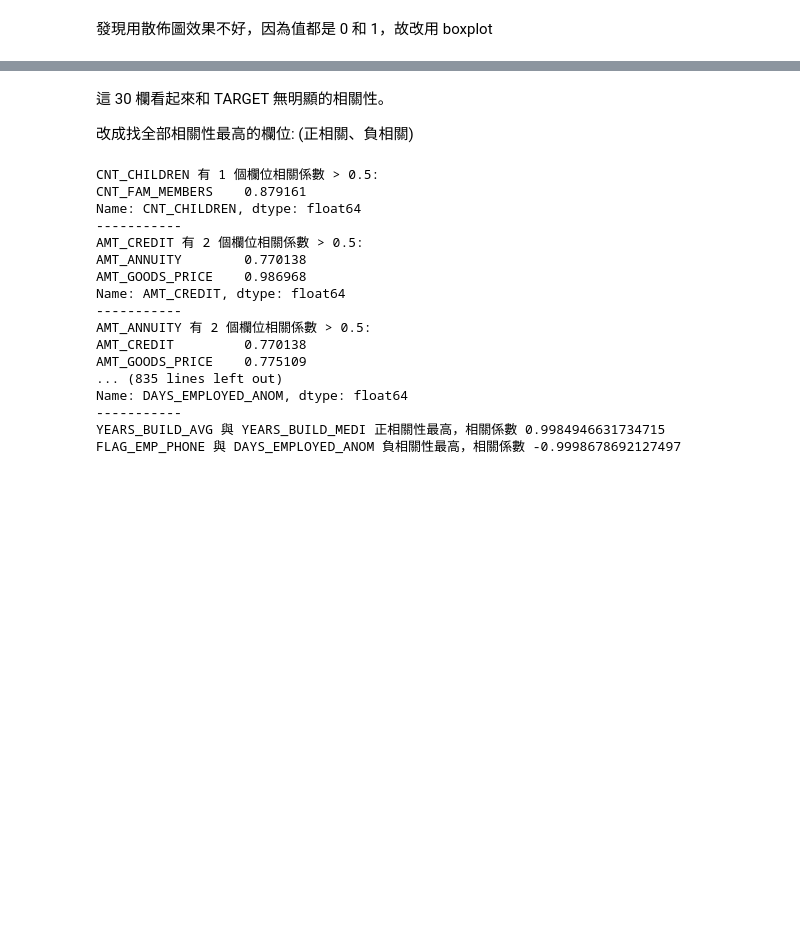
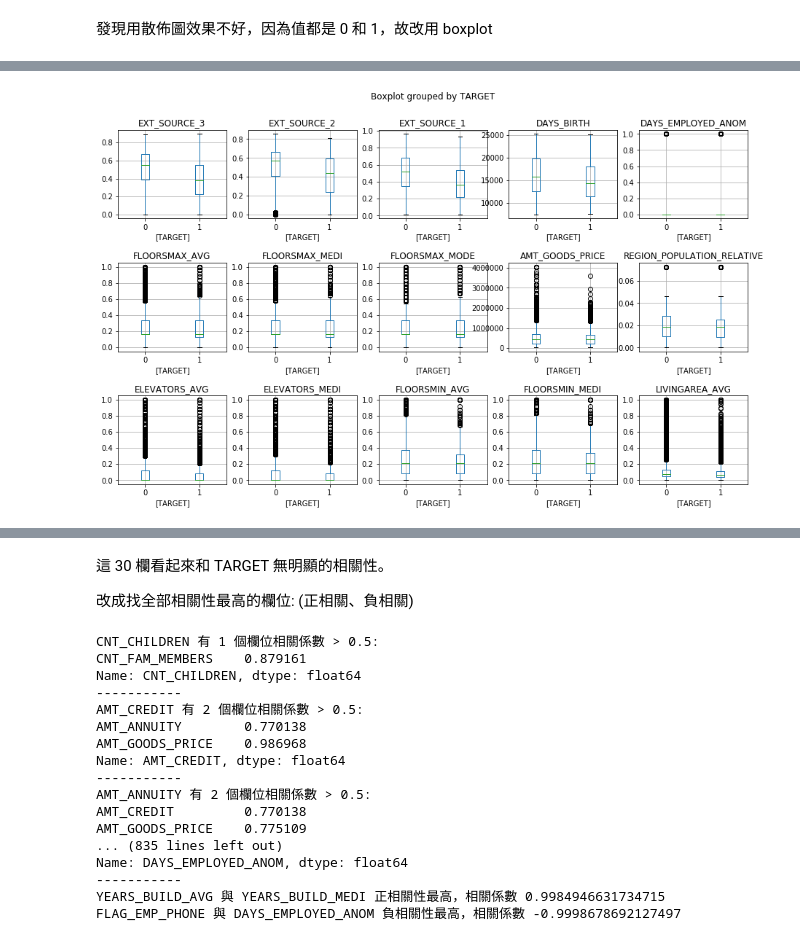
Before and after one commit to linghung/3rd-ML100Days, a Jupyter notebook: homework/Day_015_HW.ipynb, the cells around one changed output, grey strips where cells are left out. Cells and saved outputs as stored; diff of their text form; code cells hidden in the pictures; blank space fills up the shorter version.

```diff
--- a/homework/Day_015_HW.ipynb
+++ b/homework/Day_015_HW.ipynb
@@ -160,12 +150,2 @@ Correlation: 0.0420
 # %% [markdown]
 發現用散佈圖效果不好，因為值都是 0 和 1，故改用 boxplot
-# %%
-for i in min15.index:
-    sub_df = app_train[app_train[i].notna()]
-    sub_df.boxplot(column=[i], by=['TARGET'])
-    plt.xlabel('TARGET')
-    plt.ylabel(i)
-    plt.suptitle('')
-    plt.show()
-    corr = np.corrcoef(sub_df[i] , sub_df['TARGET'])
-    print("Correlation: %.4f" % (corr[0][1]))
@@ -186,10 +151,0 @@ Correlation: -0.0440
-# %%
-for i in max15.index:
-    sub_df = app_train[app_train[i].notna()]
-    sub_df.boxplot(column=[i], by=['TARGET'])
-    plt.xlabel('TARGET')
-    plt.ylabel(i)
-    plt.suptitle('')
-    plt.show()
-    corr = np.corrcoef(sub_df[i] , sub_df['TARGET'])
-    print("Correlation: %.4f" % (corr[0][1]))
@@ -209,0 +152,18 @@ Correlation: 0.0420
+# %%
+fig, axs = plt.subplots(3, 5)
+fig.set_figwidth(15)
+fig.set_figheight(9)
+fig.subplots_adjust(wspace = 0.2, hspace = 0.5)
+
+count = 0
+
+for i in min15.index:
+    p = axs[count//5, count%5]
+    p.set_title(i)
+    sub_df = app_train[app_train[i].notna()]
+    sub_df.boxplot(column=[i], by=['TARGET'], ax=p)
+    count = count + 1
+
+plt.show()
+# %% [output]
+[figure, added]
```
Also changed, not shown: parts of 7 cells of this notebook.
